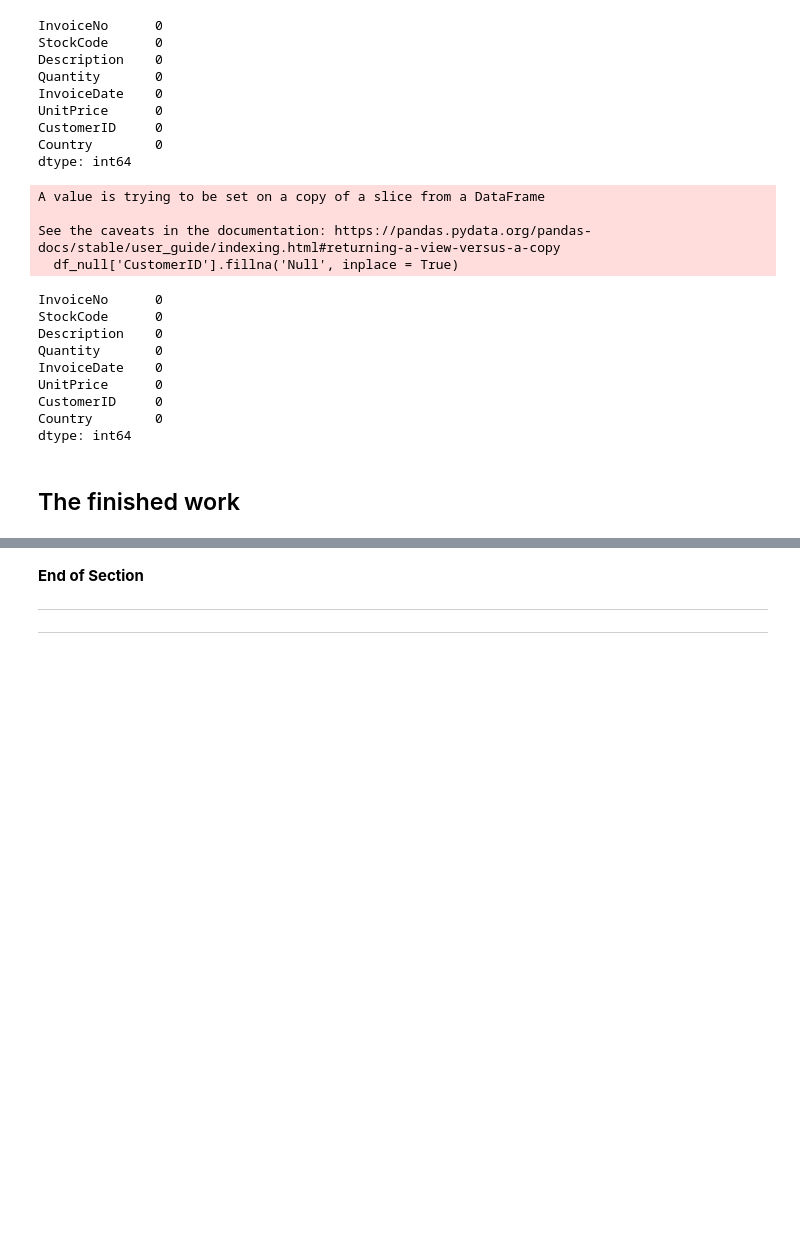
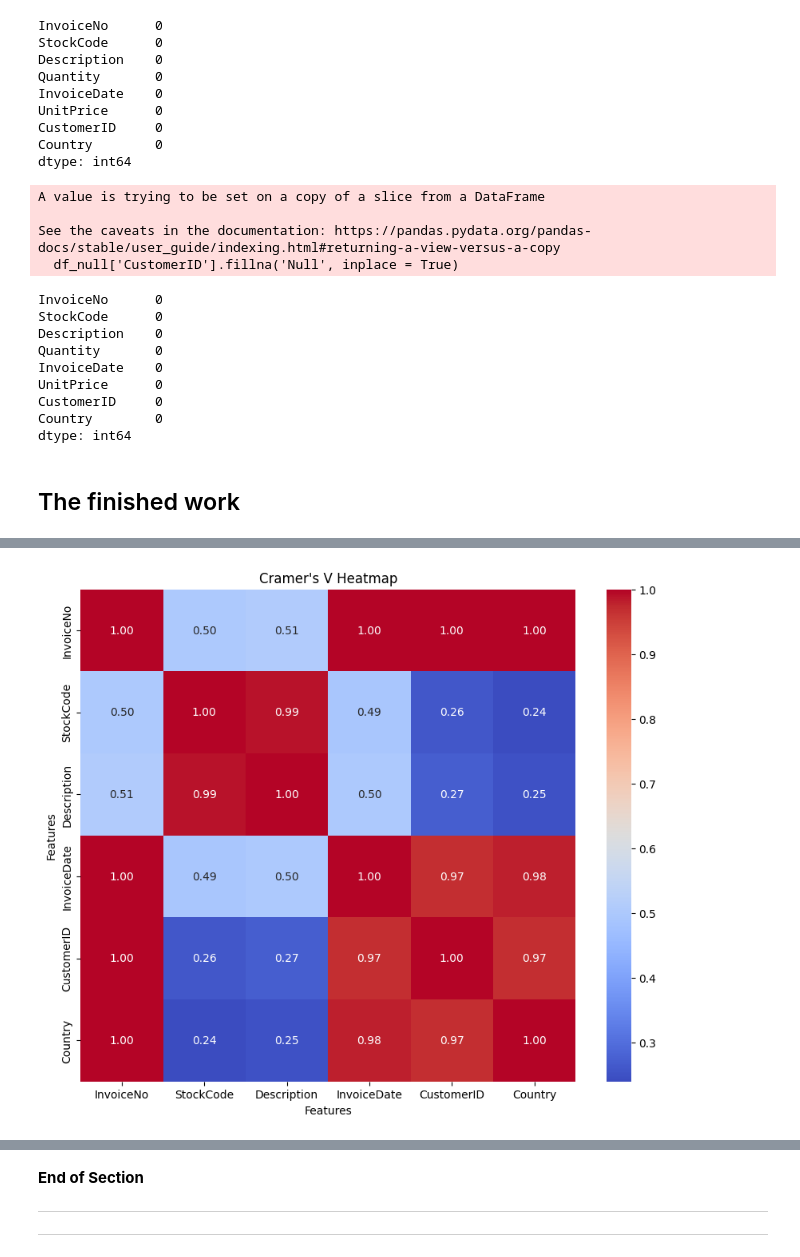
Before and after one commit to JoshuaPaul-lasisi/Customer_segmentation, a Jupyter notebook: Customer_segmentation.ipynb, the cells around one changed output, grey strips where cells are left out. Cells and saved outputs as stored; diff of their text form; code cells hidden in the pictures; blank space fills up the shorter version.

```diff
--- a/Customer_segmentation.ipynb
+++ b/Customer_segmentation.ipynb
@@ -224,0 +733,86 @@ df_cleaned.head()
+# %%
+ from scipy.stats import chi2_contingency
+from sklearn import preprocessing
+
+# Create a new DataFrame with 1/10 of the rows from df_cleaned
+df_sampled = df_cleaned.sample(frac=0.1, random_state=42)
+
+# Define the columns to exclude
+numerical_features = ['Quantity','UnitPrice','Total Price']
+
+# Select the columns that are not in the exclusion list
+selected_columns = [col for col in df_sampled.columns if col not in numerical_features]
+
+# Initialize the Label Encoder
+label = preprocessing.LabelEncoder()
+
+# Create an empty DataFrame to store the encoded data
+data_encoded = pd.DataFrame()
+
+# Apply Label Encoding to each of the selected columns
+for col in selected_columns:
+    if df_sampled[col].dtype == 'object':  # Apply Label Encoding only to categorical columns
+        # Convert all values to strings to handle mixed types
+        data_encoded[col] = label.fit_transform(df_sampled[col].astype(str))
+    else:
+        data_encoded[col] = df_cleaned[col]
+
+
+# Define the Cramer's V function
+def cramers_V(var1, var2):
+
+    """Calculate Cramer's V statistic for categorical-categorical association.
+
+    This function calculates Cramer's V, a measure of association between two categorical variables.
+    It takes two pandas Series (`var1` and `var2`) as input and returns the Cramer's V statistic.
+
+    Args:
+        var1 (pandas.Series): The first categorical variable.
+        var2 (pandas.Series): The second categorical variable.
+
+    Returns:
+        float: The Cramer's V statistic.
+    """
+
+    # Building the cross-tabulation table
+    crosstab = np.array(pd.crosstab(var1, var2))
+
+    # Calculate the chi-squared statistic
+    chi2_stat, _, _, _ = chi2_contingency(crosstab)
+
+    # Number of observations
+    n = crosstab.sum()
+
+    # Take the minimum value between the number of rows and columns of the cross-tabulation table, minus 1
+    min_dim = min(crosstab.shape) - 1
+
+    # Calculate Cramer's V
+    cramers_v = np.sqrt(chi2_stat / (n * min_dim))
+
+    return cramers_v
+
+
+# Build the matrix of Cramer's V values
+rows = []
+
+for var1 in data_encoded:
+    col = []
+    for var2 in data_encoded:
+        cramers = cramers_V(data_encoded[var1], data_encoded[var2]) # Cramer's V test
+        col.append(round(cramers, 2)) # Keeping the rounded value of Cramer's V
+    rows.append(col)
+
+cramers_results = np.array(rows)
+df_cramers_v = pd.DataFrame(cramers_results, columns=data_encoded.columns, index=data_encoded.columns)
+
+# Display the Cramer's V matrix
+print(df_cramers_v)
+
+# Plotting the heatmap
+plt.figure(figsize=(10, 8))
+sns.heatmap(df_cramers_v, annot=True, cmap='coolwarm', fmt=".2f")
+plt.title("Cramer's V Heatmap")
+plt.xlabel("Features")
+plt.ylabel("Features")
+plt.show()
+# %% [output]
@@ -224,0 +834 @@ df_cleaned.head()
+[figure, added]
```
Also changed, not shown: parts of 117 cells of this notebook.
